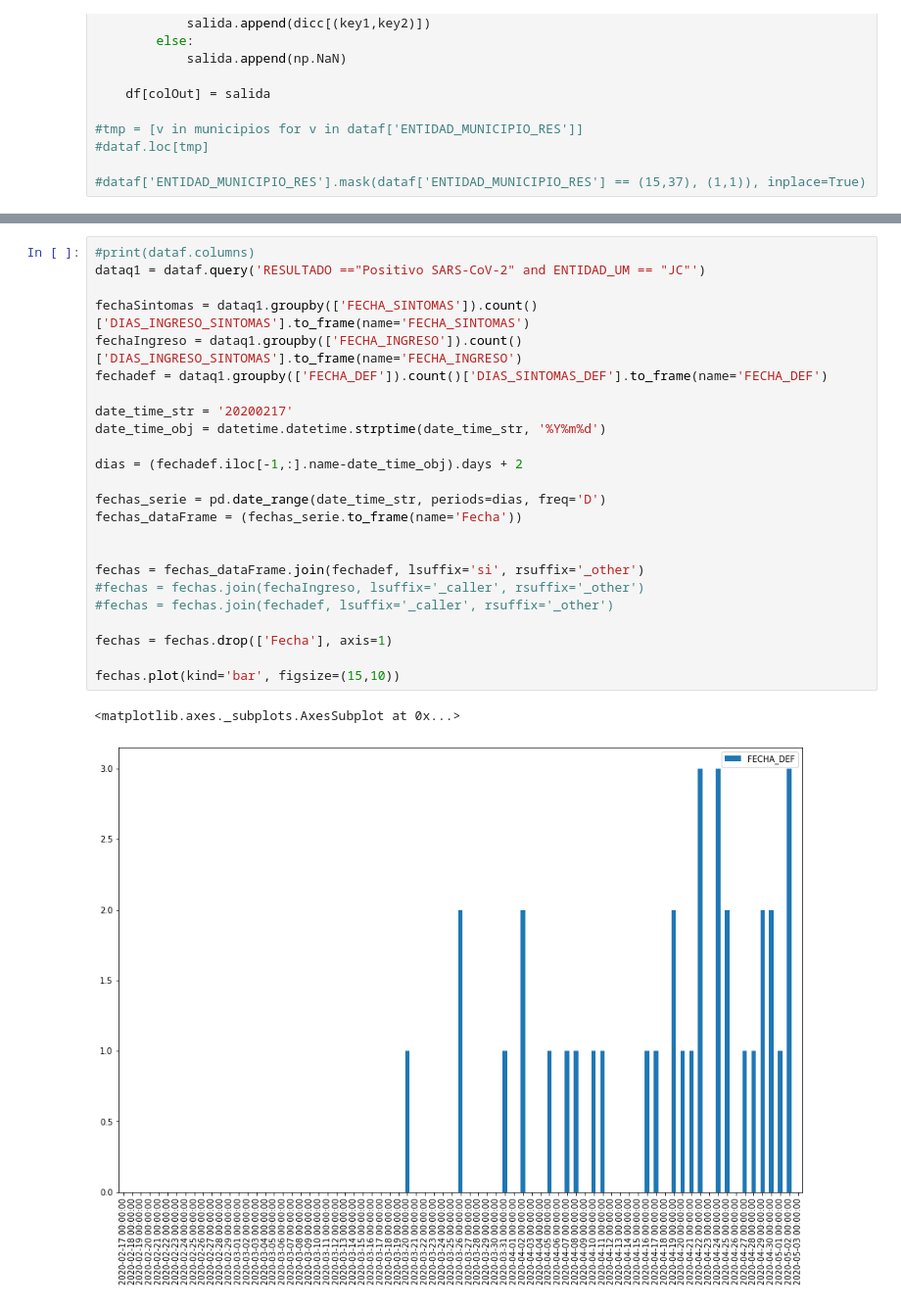
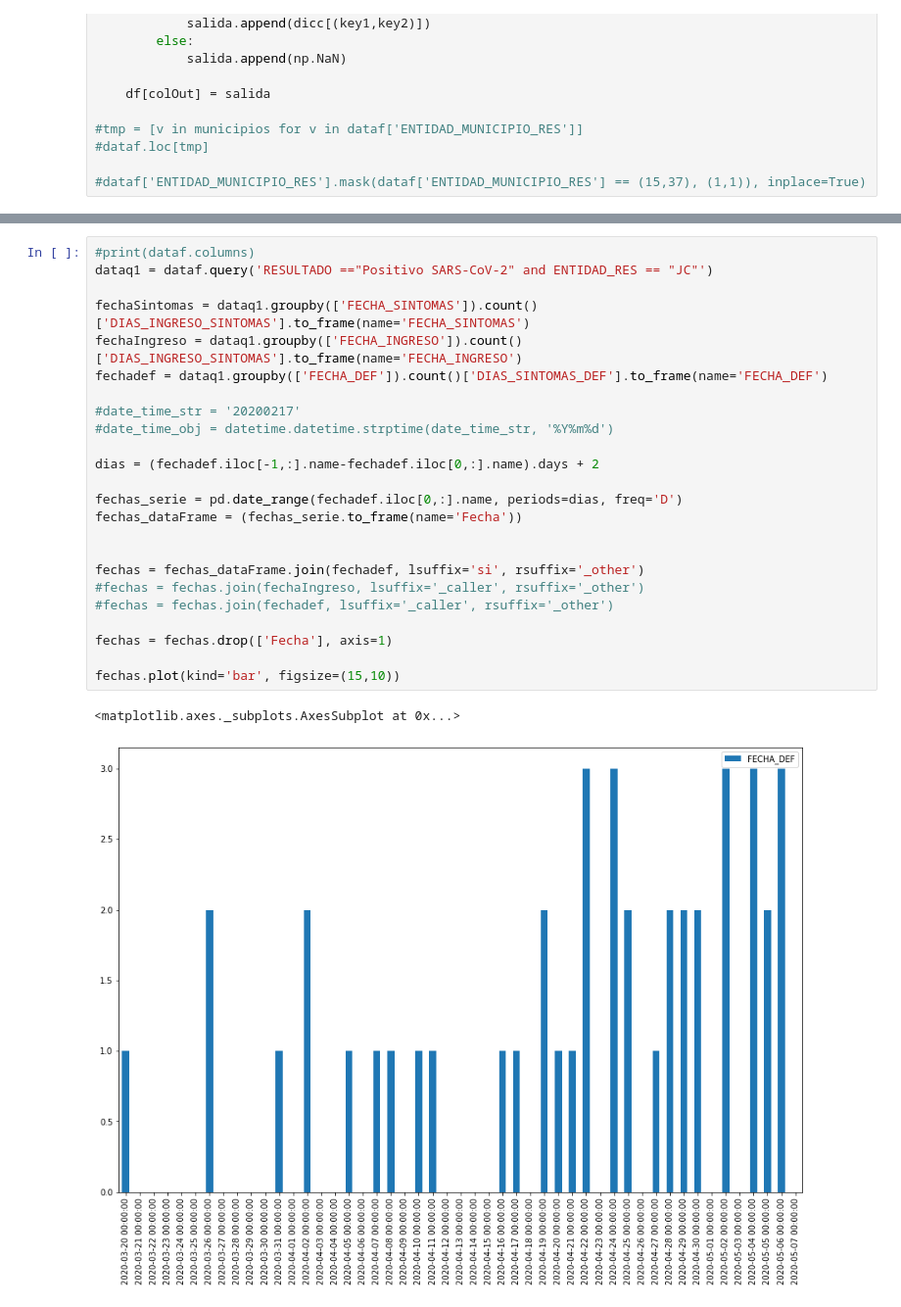
Before and after one commit to jjmaguayo/PruebasPython, a Jupyter notebook: LecturaCSV.ipynb, the cells around one changed output, grey strips where cells are left out. Shown: that part at 98% size. Drawn from its saved outputs; the diff is of its cells as text.

Commit message:
Cambios en la fecha inicial de los reportes por día. Cambio de filtro lugar de atención por atención a lugar de residencia. Actualización de bases de datos.

```diff
--- a/LecturaCSV.ipynb
+++ b/LecturaCSV.ipynb
@@ -274,30 +276,30 @@ fechas.plot(kind='bar', figsize=(15,10))
 # %%
 #print(dataf.columns)
-dataq1 = dataf.query('RESULTADO =="Positivo SARS-CoV-2" and ENTIDAD_UM == "JC"')
+dataq1 = dataf.query('RESULTADO =="Positivo SARS-CoV-2" and ENTIDAD_RES == "JC"')
 
 fechaSintomas = dataq1.groupby(['FECHA_SINTOMAS']).count()['DIAS_INGRESO_SINTOMAS'].to_frame(name='FECHA_SINTOMAS')
 fechaIngreso = dataq1.groupby(['FECHA_INGRESO']).count()['DIAS_INGRESO_SINTOMAS'].to_frame(name='FECHA_INGRESO')
 fechadef = dataq1.groupby(['FECHA_DEF']).count()['DIAS_SINTOMAS_DEF'].to_frame(name='FECHA_DEF')
 
-date_time_str = '20200217'
-date_time_obj = datetime.datetime.strptime(date_time_str, '%Y%m%d')
+#date_time_str = '20200217'
+#date_time_obj = datetime.datetime.strptime(date_time_str, '%Y%m%d')
 
-dias = (fechadef.iloc[-1,:].name-date_time_obj).days + 2
+dias = (fechadef.iloc[-1,:].name-fechadef.iloc[0,:].name).days + 2
 
-fechas_serie = pd.date_range(date_time_str, periods=dias, freq='D')
+fechas_serie = pd.date_range(fechadef.iloc[0,:].name, periods=dias, freq='D')
 fechas_dataFrame = (fechas_serie.to_frame(name='Fecha'))
 
 
 fechas = fechas_dataFrame.join(fechadef, lsuffix='si', rsuffix='_other')
 #fechas = fechas.join(fechaIngreso, lsuffix='_caller', rsuffix='_other')
 #fechas = fechas.join(fechadef, lsuffix='_caller', rsuffix='_other')
 
 fechas = fechas.drop(['Fecha'], axis=1)
 
 fechas.plot(kind='bar', figsize=(15,10))
 # %% [output]
 <matplotlib.axes._subplots.AxesSubplot at 0x...>
-[figure, old version]
+[figure, new version]
 # %%
 #ingreso = ingreso.join(defunciones, lsuffix='_ingreso', rsuffix='_defunción')
 #ingreso.plot(kind='bar', figsize=(15,10))
```
Also changed, not shown: parts of 11 cells of this notebook, 2 other files.
